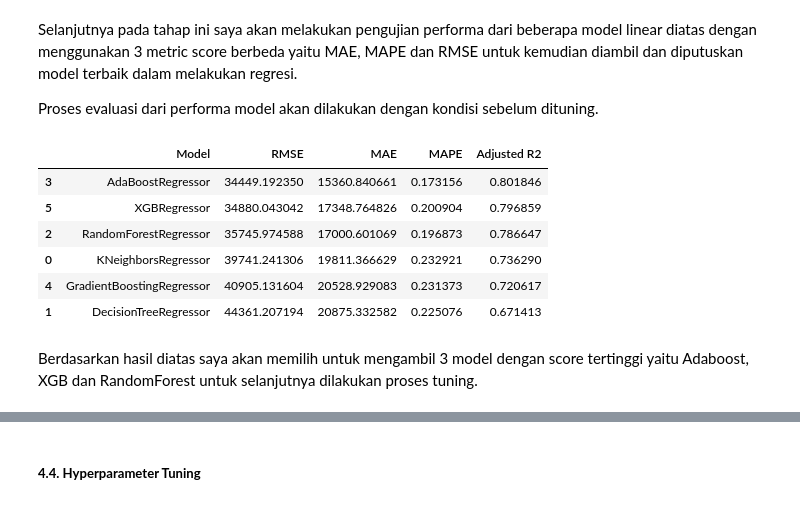
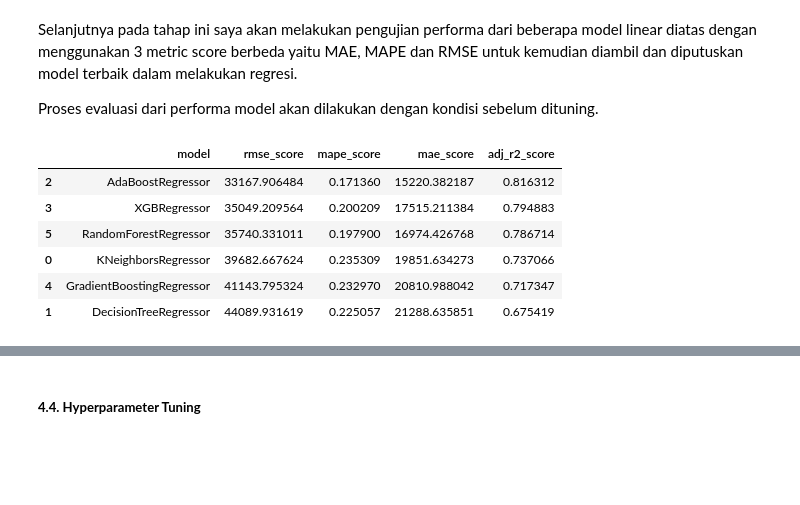
Before and after one commit to fiqrioemry/used_car_regression, a Jupyter notebook: used_car_prediction.ipynb, the cells around one changed output, grey strips where cells are left out. Drawn from its saved outputs; the diff is of its cells as text; code cells hidden in the pictures; blank space fills up the shorter version.

Commit message:
adding revision in tuning

```diff
--- a/used_car_prediction.ipynb
+++ b/used_car_prediction.ipynb
@@ -963,22 +922,51 @@ for model in non_linear_models:
-# %%
-# Create a DataFrame to store the scores
-score_before_tuning = pd.DataFrame({
-    'Model': model_names,
-    'RMSE': score_rmse,
-    'MAE': score_mae,
-    'MAPE': score_mape,
-    'Adjusted R2': score_r2
-}).sort_values(by='Adjusted R2', ascending=False)
-
-# Display the DataFrame
-score_before_tuning
-# %% [output]
-|  | Model | RMSE | MAE | MAPE | Adjusted R2 |
-| 3 | AdaBoostRegressor | 34449.192350 | 15360.840661 | 0.173156 | 0.801846 |
-| 5 | XGBRegressor | 34880.043042 | 17348.764826 | 0.200904 | 0.796859 |
-| 2 | RandomForestRegressor | 35745.974588 | 17000.601069 | 0.196873 | 0.786647 |
-| 0 | KNeighborsRegressor | 39741.241306 | 19811.366629 | 0.232921 | 0.736290 |
-| 4 | GradientBoostingRegressor | 40905.131604 | 20528.929083 | 0.231373 | 0.720617 |
-| 1 | DecisionTreeRegressor | 44361.207194 | 20875.332582 | 0.225076 | 0.671413 |
-# %% [markdown]
-Berdasarkan hasil diatas saya akan memilih untuk mengambil 3 model dengan score tertinggi yaitu Adaboost, XGB dan RandomForest untuk selanjutnya dilakukan proses tuning.
+# %%
+model_name = []
+rmse_score= []
+mae_score =[]
+mape_score = []
+adj_r2_score = []
+
+# Evaluation loop
+for model in non_linear_models:
+    model_pipeline = Pipeline([
+        ('preprocessing', preprocessor),
+        ('modeling', model),
+    ])
+
+    # Fit the model on the training set
+    model_pipeline.fit(X_train, y_train)
+
+    # Make predictions on the test set
+    y_pred = model_pipeline.predict(X_test)
+
+    # Calculate metrics
+    rmse = np.sqrt(mean_squared_error(y_test, y_pred))
+    mae = mean_absolute_error(y_test, y_pred)
+    rmspe = np.sqrt(np.mean(((y_test - y_pred) / y_test) ** 2))
+    mape = mean_absolute_percentage_error(y_test, y_pred)
+    adj_score_r2 = adjusted_r2_score(y_test, y_pred, X_test)
+
+    # Append results
+    model_name.append(model.__class__.__name__)
+    rmse_score.append(rmse)
+    mae_score.append(mae)
+    mape_score.append(mape)
+    adj_r2_score.append(adj_score_r2)
+# %%
+benchmark_model = pd.DataFrame({
+    'model': model_name,
+    'rmse_score' : rmse_score,
+    'mape_score' : mape_score,
+    'mae_score' : mae_score,
+    'adj_r2_score': adj_r2_score
+}).sort_values(by='adj_r2_score', ascending=False)
+
+benchmark_model
+# %% [output]
+|  | model | rmse_score | mape_score | mae_score | adj_r2_score |
+| 2 | AdaBoostRegressor | 33167.906484 | 0.171360 | 15220.382187 | 0.816312 |
+| 3 | XGBRegressor | 35049.209564 | 0.200209 | 17515.211384 | 0.794883 |
+| 5 | RandomForestRegressor | 35740.331011 | 0.197900 | 16974.426768 | 0.786714 |
+| 0 | KNeighborsRegressor | 39682.667624 | 0.235309 | 19851.634273 | 0.737066 |
+| 4 | GradientBoostingRegressor | 41143.795324 | 0.232970 | 20810.988042 | 0.717347 |
+| 1 | DecisionTreeRegressor | 44089.931619 | 0.225057 | 21288.635851 | 0.675419 |
```
Also changed, not shown: parts of 32 cells of this notebook, 1 other file.
